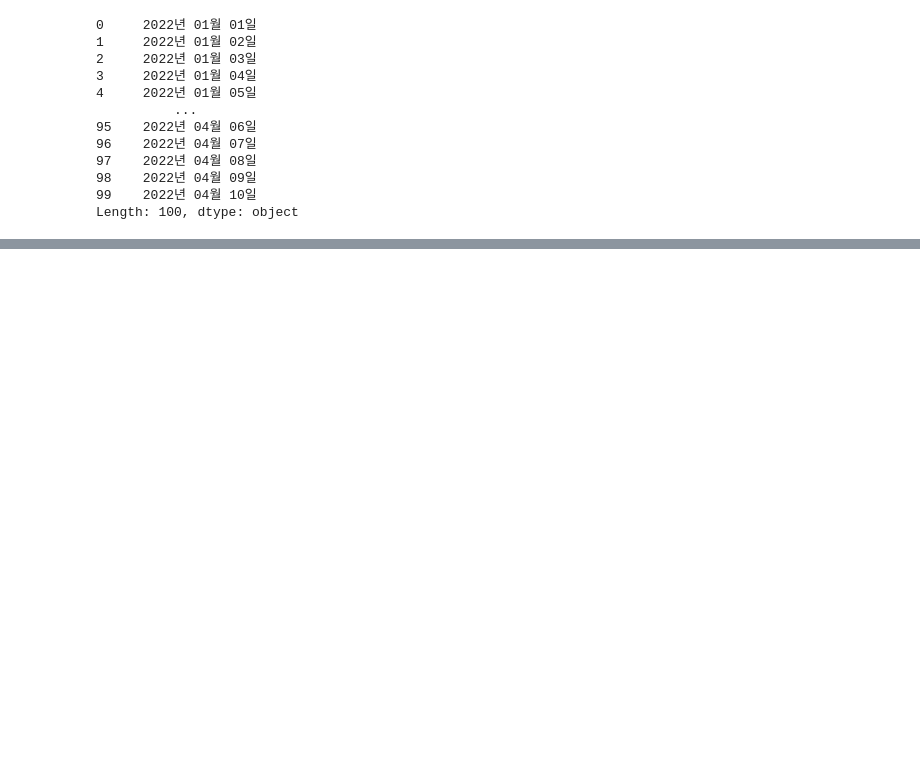
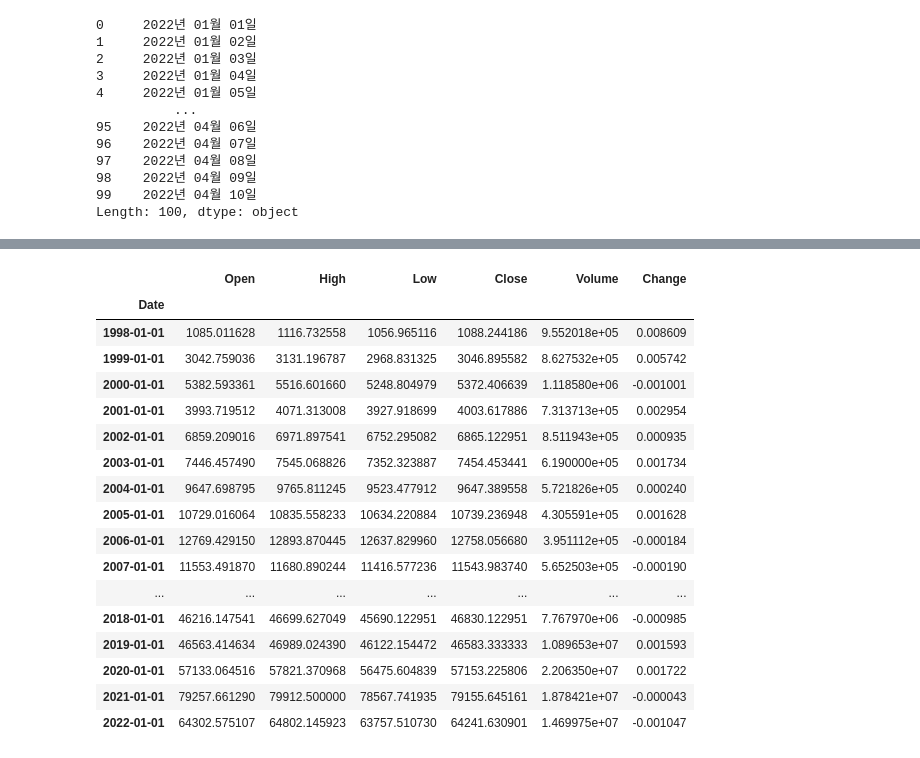
Before and after one commit to LeeJaeEun0/PlayData_221209, a Jupyter notebook: 221209_ch02_pandas02.ipynb, the cells around one changed output, grey strips where cells are left out. Cells and saved outputs as stored; diff of their text form; code cells hidden in the pictures; blank space fills up the shorter version.

```diff
--- a/221209_ch02_pandas02.ipynb
+++ b/221209_ch02_pandas02.ipynb
@@ -1144,0 +1216,21 @@ Length: 100, dtype: object
+# %%
+se.resample('YS').mean()
+# %% [output]
+|  | Open | High | Low | Close | Volume | Change |
+| Date |  |  |  |  |  |  |
+| 1998-01-01 | 1085.011628 | 1116.732558 | 1056.965116 | 1088.244186 | 9.552018e+05 | 0.008609 |
+| 1999-01-01 | 3042.759036 | 3131.196787 | 2968.831325 | 3046.895582 | 8.627532e+05 | 0.005742 |
+| 2000-01-01 | 5382.593361 | 5516.601660 | 5248.804979 | 5372.406639 | 1.118580e+06 | -0.001001 |
+| 2001-01-01 | 3993.719512 | 4071.313008 | 3927.918699 | 4003.617886 | 7.313713e+05 | 0.002954 |
+| 2002-01-01 | 6859.209016 | 6971.897541 | 6752.295082 | 6865.122951 | 8.511943e+05 | 0.000935 |
+| 2003-01-01 | 7446.457490 | 7545.068826 | 7352.323887 | 7454.453441 | 6.190000e+05 | 0.001734 |
+| 2004-01-01 | 9647.698795 | 9765.811245 | 9523.477912 | 9647.389558 | 5.721826e+05 | 0.000240 |
+| 2005-01-01 | 10729.016064 | 10835.558233 | 10634.220884 | 10739.236948 | 4.305591e+05 | 0.001628 |
+| 2006-01-01 | 12769.429150 | 12893.870445 | 12637.829960 | 12758.056680 | 3.951112e+05 | -0.000184 |
+| 2007-01-01 | 11553.491870 | 11680.890244 | 11416.577236 | 11543.983740 | 5.652503e+05 | -0.000190 |
+| ... | ... | ... | ... | ... | ... | ... |
+| 2018-01-01 | 46216.147541 | 46699.627049 | 45690.122951 | 46830.122951 | 7.767970e+06 | -0.000985 |
+| 2019-01-01 | 46563.414634 | 46989.024390 | 46122.154472 | 46583.333333 | 1.089653e+07 | 0.001593 |
+| 2020-01-01 | 57133.064516 | 57821.370968 | 56475.604839 | 57153.225806 | 2.206350e+07 | 0.001722 |
+| 2021-01-01 | 79257.661290 | 79912.500000 | 78567.741935 | 79155.645161 | 1.878421e+07 | -0.000043 |
+| 2022-01-01 | 64302.575107 | 64802.145923 | 63757.510730 | 64241.630901 | 1.469975e+07 | -0.001047 |
```
Also changed, not shown: parts of 13 cells of this notebook, 1 other file.
